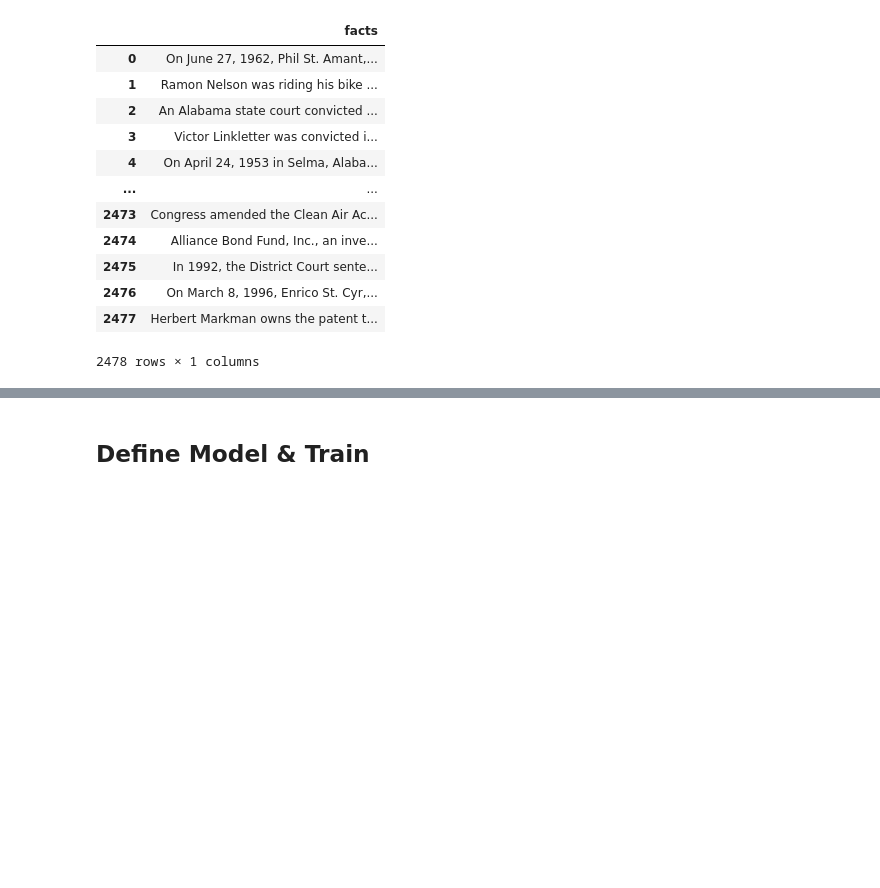
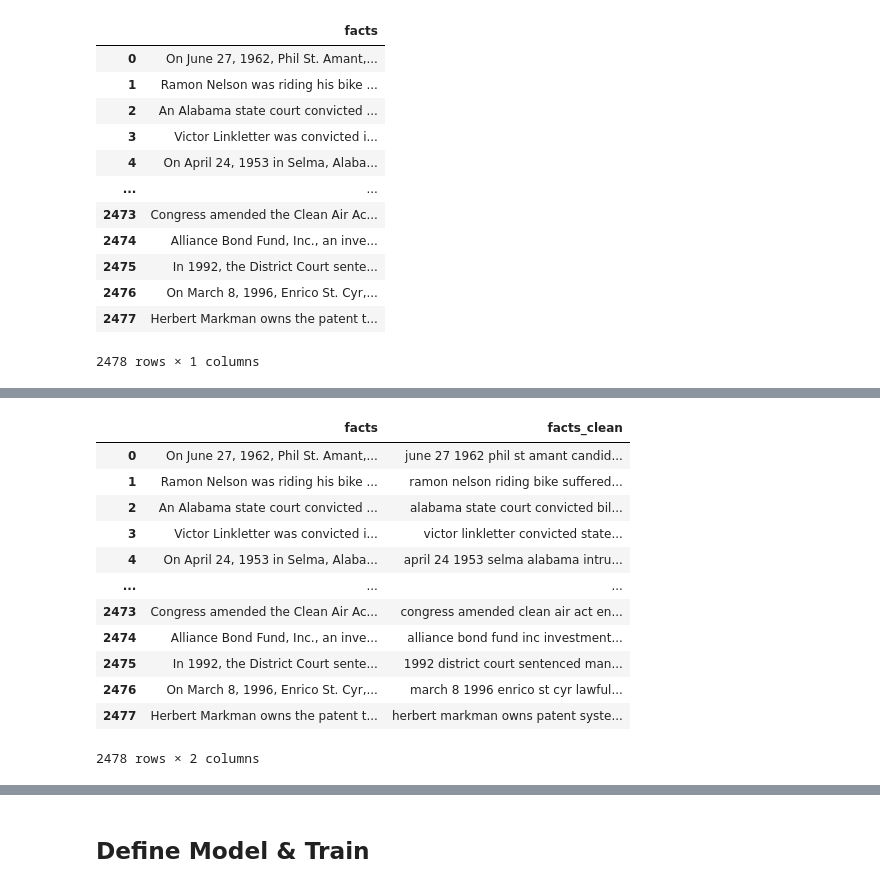
Before and after one commit to dlsco123/mtvsDacon, a Jupyter notebook: [mtvs]nic.ipynb, the cells around one changed output, grey strips where cells are left out. Cells and saved outputs as stored; diff of their text form; code cells hidden in the pictures; blank space fills up the shorter version.

```diff
--- a/[mtvs]nic.ipynb
+++ b/[mtvs]nic.ipynb
@@ -58,0 +101,11 @@ df_nlp1
+# %%
+import nltk
+
+# 어절 별로 쪼개기
+corpus = df_nlp1["facts"]
+lst_tokens = nltk.tokenize.word_tokenize(corpus.str.cat(sep=" "))
+
+ps = nltk.stem.porter.PorterStemmer()
+lem = nltk.stem.wordnet.WordNetLemmatizer()
+
+lst_tokens
@@ -58,0 +152,26 @@ df_nlp1
+# %%
+import re
+
+def utils_preprocess_text(text, flg_stemm=False, flg_lemm=True, lst_stopwords=None):
+## clean (convert to lowercase and remove punctuations and characters and then strip)
+    text = re.sub(r'[^\w\s]', '', str(text).lower().strip())
+
+    ## Tokenize (convert from string to list)
+    lst_text = text.split()    ## remove Stopwords
+    if lst_stopwords is not None:
+        lst_text = [word for word in lst_text if word not in
+                    lst_stopwords]
+
+    ## Stemming (remove -ing, -ly, ...)
+    if flg_stemm == True:
+        ps = nltk.stem.porter.PorterStemmer()
+        lst_text = [ps.stem(word) for word in lst_text]
+
+    ## Lemmatisation (convert the word into root word)
+    if flg_lemm == True:
+        lem = nltk.stem.wordnet.WordNetLemmatizer()
+        lst_text = [lem.lemmatize(word) for word in lst_text]
+
+    ## back to string from list
+    text = " ".join(lst_text)
+    return text
@@ -58,0 +209,18 @@ df_nlp1
+# %%
+df_nlp1["facts_clean"] = df_nlp1["facts"].apply(lambda x: utils_preprocess_text(x, flg_stemm=False, flg_lemm=True, lst_stopwords=lst_stopwords))
+
+df_nlp1
+# %% [output]
+|  | facts | facts_clean |
+| 0 | On June 27, 1962, Phil St. Amant,... | june 27 1962 phil st amant candid... |
+| 1 | Ramon Nelson was riding his bike ... | ramon nelson riding bike suffered... |
+| 2 | An Alabama state court convicted ... | alabama state court convicted bil... |
+| 3 | Victor Linkletter was convicted i... | victor linkletter convicted state... |
+| 4 | On April 24, 1953 in Selma, Alaba... | april 24 1953 selma alabama intru... |
+| ... | ... | ... |
+| 2473 | Congress amended the Clean Air Ac... | congress amended clean air act en... |
+| 2474 | Alliance Bond Fund, Inc., an inve... | alliance bond fund inc investment... |
+| 2475 | In 1992, the District Court sente... | 1992 district court sentenced man... |
+| 2476 | On March 8, 1996, Enrico St. Cyr,... | march 8 1996 enrico st cyr lawful... |
+| 2477 | Herbert Markman owns the patent t... | herbert markman owns patent syste... |
+2478 rows × 2 columns
```
Also changed, not shown: parts of 18 cells of this notebook.
